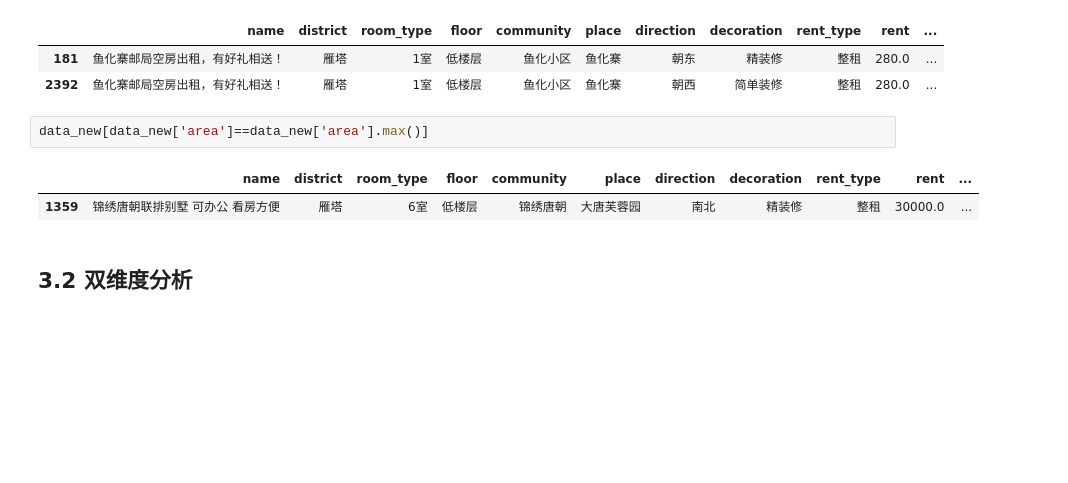
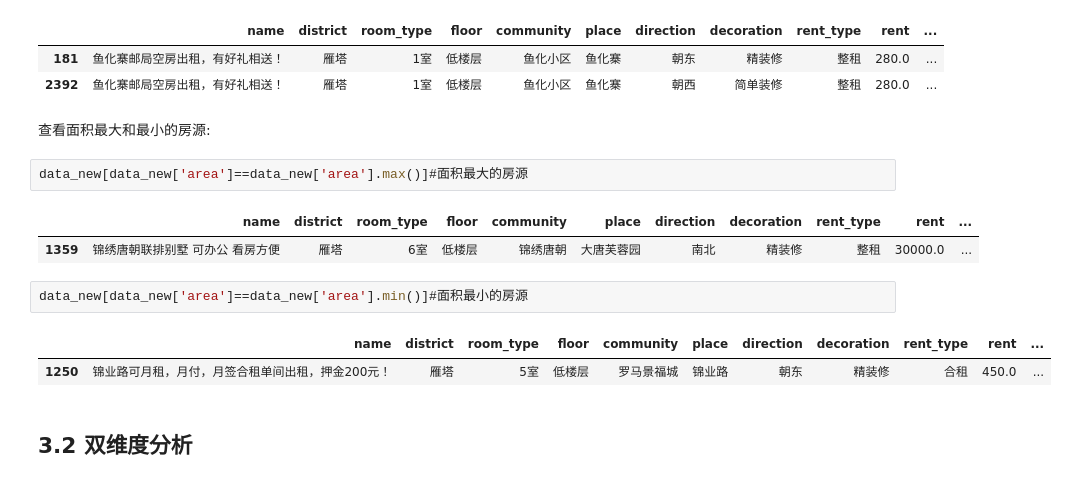
Before and after one commit to vipqiaojin/-, a Jupyter notebook: 西安市租房分析.ipynb, the cells around one changed output. Cells and saved outputs as stored; diff of their text form; blank space fills up the shorter version.

```diff
--- a/西安市租房分析.ipynb
+++ b/西安市租房分析.ipynb
@@ -297,11 +312,18 @@ data_new[data_new['rent']==data_new['rent'].min()]#租金最低的房源
 |  | name | district | room_type | floor | community | place | direction | decoration | rent_type | rent | ... |
 | 181 | 鱼化寨邮局空房出租，有好礼相送！ | 雁塔 | 1室 | 低楼层 | 鱼化小区 | 鱼化寨 | 朝东 | 精装修 | 整租 | 280.0 | ... |
 | 2392 | 鱼化寨邮局空房出租，有好礼相送！ | 雁塔 | 1室 | 低楼层 | 鱼化小区 | 鱼化寨 | 朝西 | 简单装修 | 整租 | 280.0 | ... |
+# %% [markdown]
+查看面积最大和最小的房源:
 # %%
-data_new[data_new['area']==data_new['area'].max()]
+data_new[data_new['area']==data_new['area'].max()]#面积最大的房源
 # %% [output]
 |  | name | district | room_type | floor | community | place | direction | decoration | rent_type | rent | ... |
 | 1359 | 锦绣唐朝联排别墅 可办公 看房方便 | 雁塔 | 6室 | 低楼层 | 锦绣唐朝 | 大唐芙蓉园 | 南北 | 精装修 | 整租 | 30000.0 | ... |
+# %%
+data_new[data_new['area']==data_new['area'].min()]#面积最小的房源
+# %% [output]
+|  | name | district | room_type | floor | community | place | direction | decoration | rent_type | rent | ... |
+| 1250 | 锦业路可月租，月付，月签合租单间出租，押金200元！ | 雁塔 | 5室 | 低楼层 | 罗马景福城 | 锦业路 | 朝东 | 精装修 | 合租 | 450.0 | ... |
 # %% [markdown]
 ## 3.2  双维度分析
 # %% [markdown]
```
Also changed, not shown: parts of 9 cells of this notebook.
